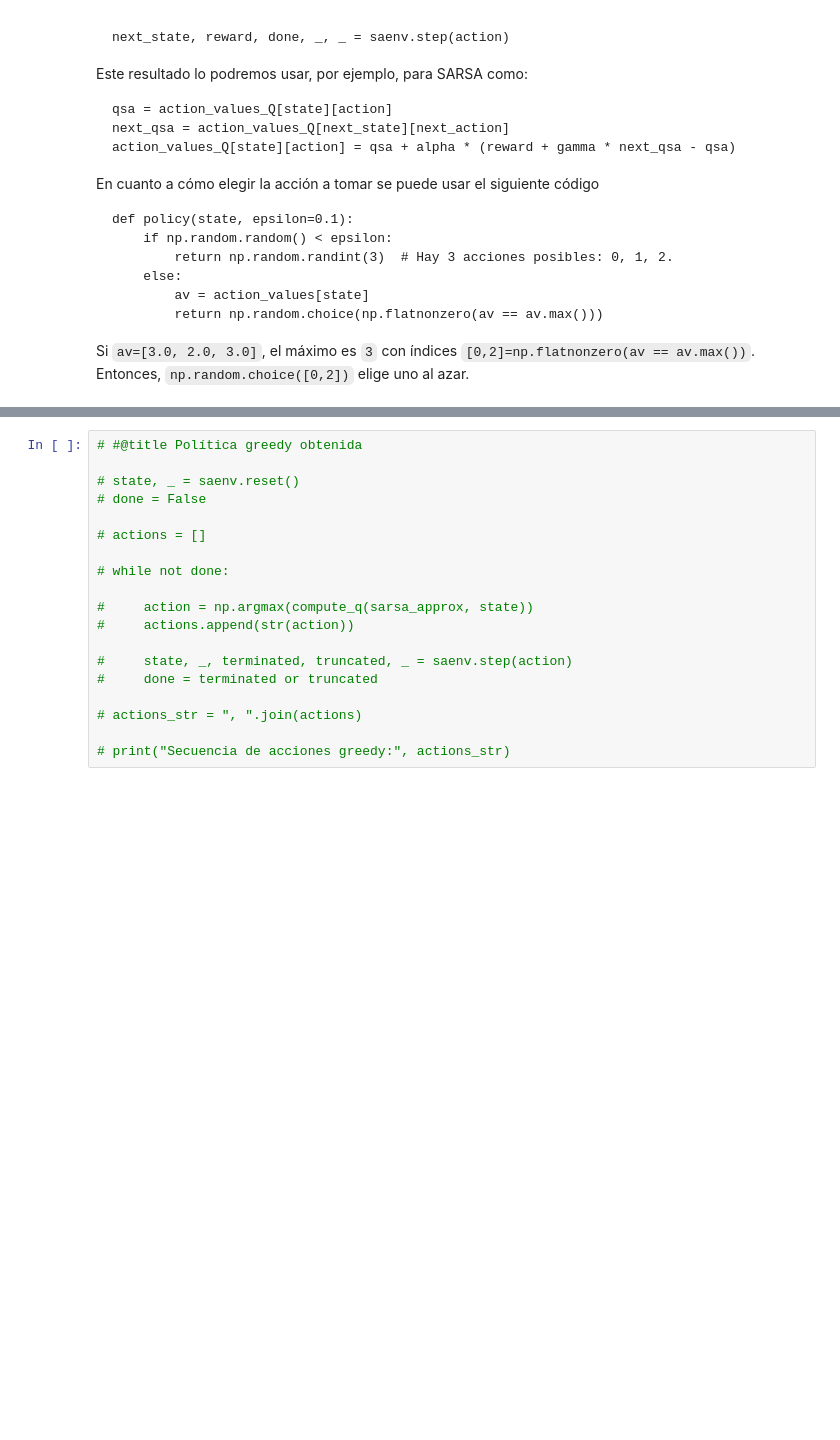
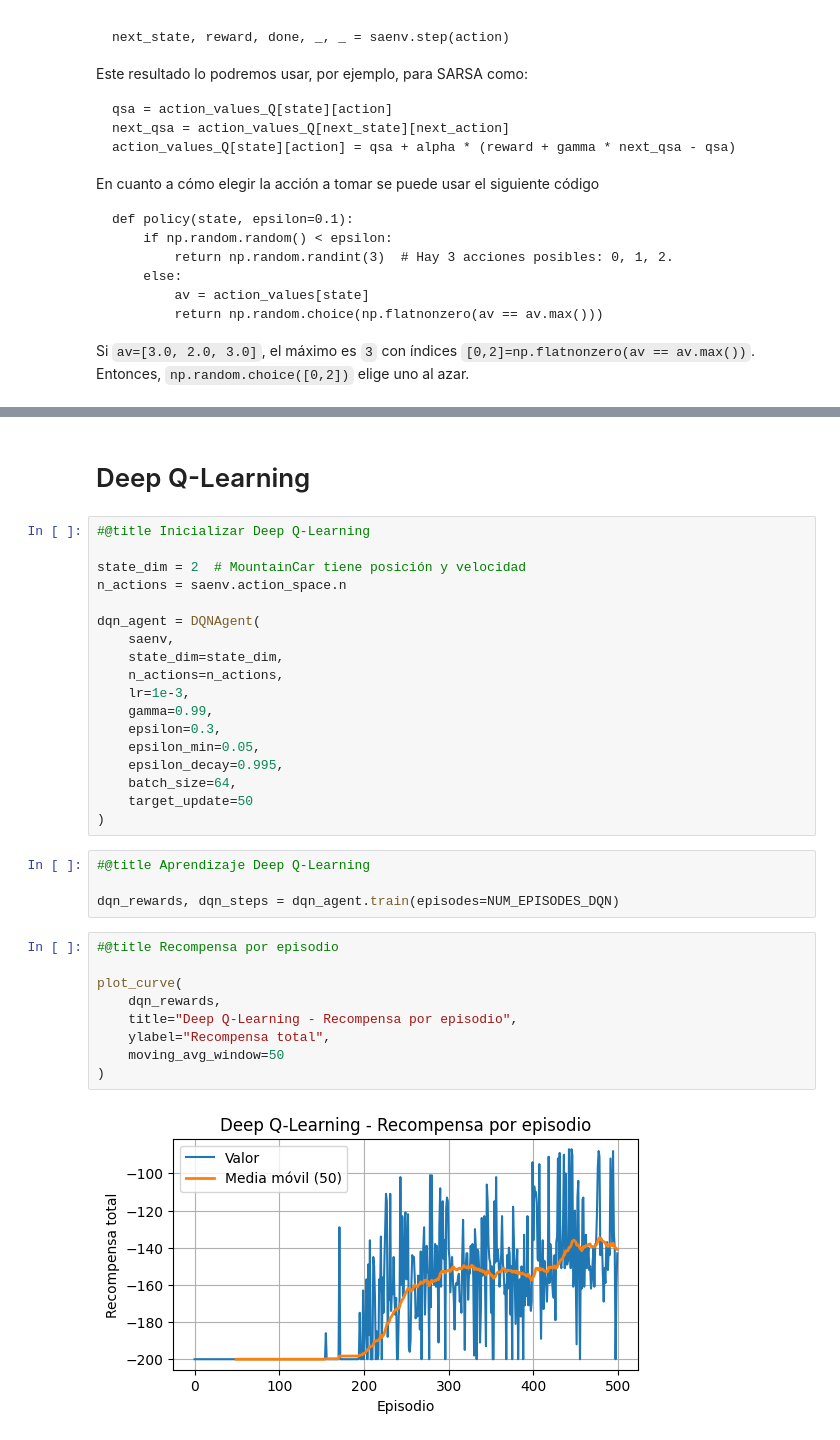
Before and after one commit to mariiam36/EML_MontesinosOlivaOuardi, a Jupyter notebook: Entornos_Complejos/Control_Aproximaciones/main.ipynb, the cells around one changed output, grey strips where cells are left out. Drawn from its saved outputs; the diff is of its cells as text; blank space fills up the shorter version.

```diff
--- a/Entornos_Complejos/Control_Aproximaciones/main.ipynb
+++ b/Entornos_Complejos/Control_Aproximaciones/main.ipynb
@@ -255,19 +249,35 @@ Norma de los pesos: 1541.8353941345877
-# %%
-# #@title Política greedy obtenida
-
-# state, _ = saenv.reset()
-# done = False
-
-# actions = []
-
-# while not done:
-
-#     action = np.argmax(compute_q(sarsa_approx, state))
-#     actions.append(str(action))
-
-#     state, _, terminated, truncated, _ = saenv.step(action)
-#     done = terminated or truncated
-
-# actions_str = ", ".join(actions)
-
-# print("Secuencia de acciones greedy:", actions_str)
+# %% [markdown]
+# Deep Q-Learning
+# %%
+#@title Inicializar Deep Q-Learning
+
+state_dim = 2  # MountainCar tiene posición y velocidad
+n_actions = saenv.action_space.n
+
+dqn_agent = DQNAgent(
+    saenv,
+    state_dim=state_dim,
+    n_actions=n_actions,
+    lr=1e-3,
+    gamma=0.99,
+    epsilon=0.3,
+    epsilon_min=0.05,
+    epsilon_decay=0.995,
+    batch_size=64,
+    target_update=50
+)
+# %%
+#@title Aprendizaje Deep Q-Learning
+
+dqn_rewards, dqn_steps = dqn_agent.train(episodes=NUM_EPISODES_DQN)
+# %%
+#@title Recompensa por episodio
+
+plot_curve(
+    dqn_rewards,
+    title="Deep Q-Learning - Recompensa por episodio",
+    ylabel="Recompensa total",
+    moving_avg_window=50
+)
+# %% [output]
+[figure, added]
```
Also changed, not shown: parts of 14 cells of this notebook.
